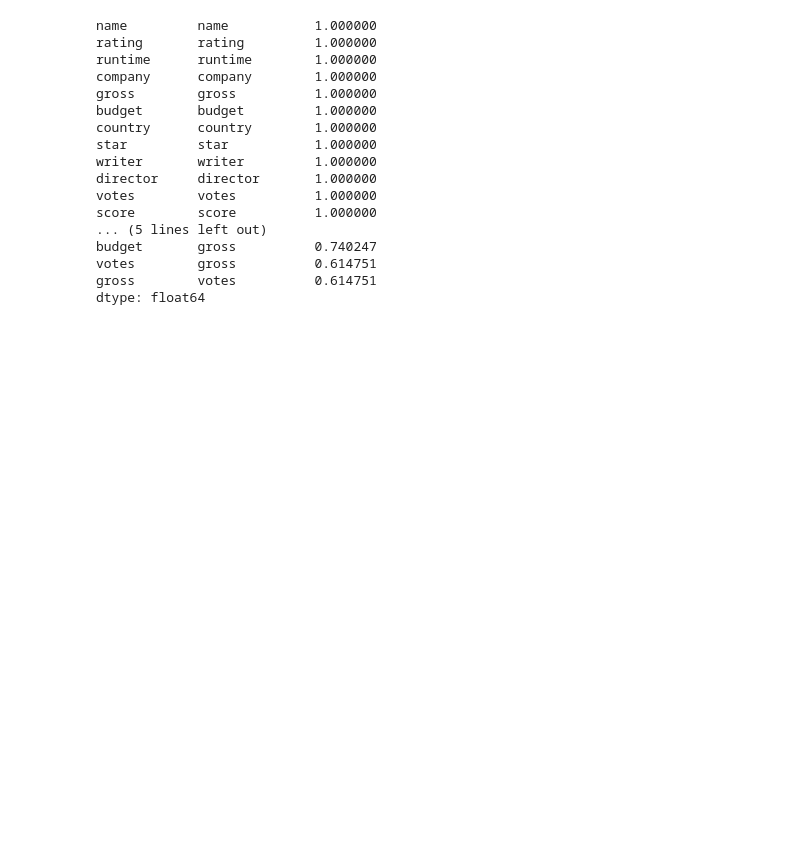
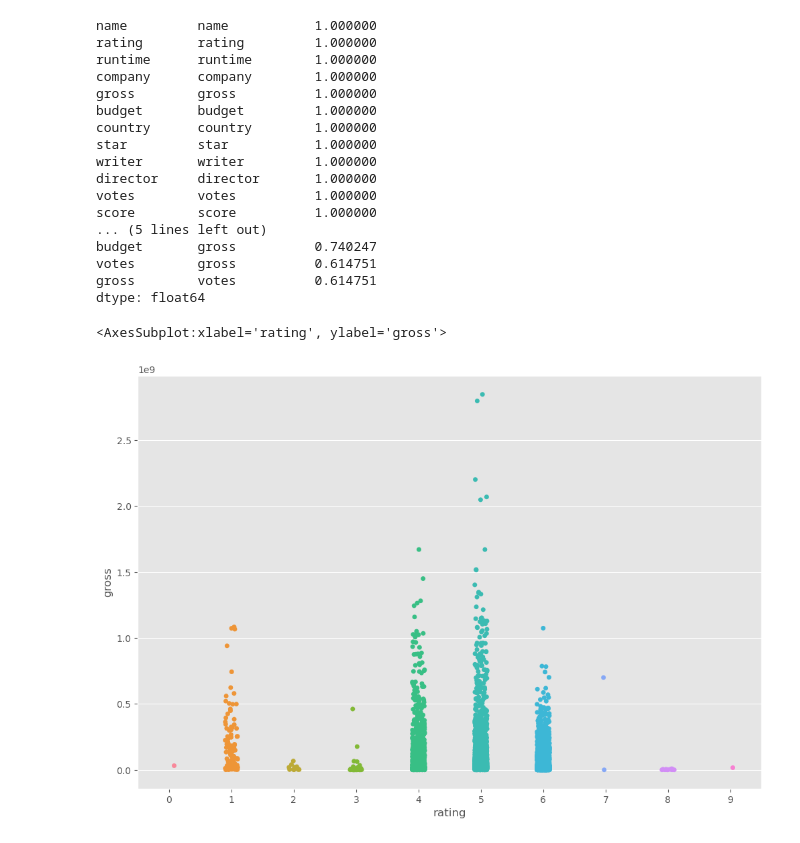
Before and after one commit to reginacdewi/PortfolioProject, a Jupyter notebook: Movies Correlation Project.ipynb, the cells around one changed output. Drawn from its saved outputs; the diff is of its cells as text; code cells hidden in the pictures; blank space fills up the shorter version.

```diff
--- a/Movies Correlation Project.ipynb
+++ b/Movies Correlation Project.ipynb
@@ -11,7 +11,7 @@ plt.style.use('ggplot')
 from matplotlib.pyplot import figure
 
 %matplotlib inline
-matplotlib.rcParams['figure.figsize'] = (12,8) #to adjust plot chart size
+matplotlib.rcParams['figure.figsize'] = (10,8) #to adjust plot chart size
 # %%
 #read the data
 
@@ -323,3 +323,8 @@ budget       gross          0.740247
 votes        gross          0.614751
 gross        votes          0.614751
 dtype: float64
+# %%
+sns.stripplot(x="rating", y="gross", data=df)
+# %% [output]
+<AxesSubplot:xlabel='rating', ylabel='gross'>
+[figure, added]
```
Also changed, not shown: parts of 1 cell of this notebook.
